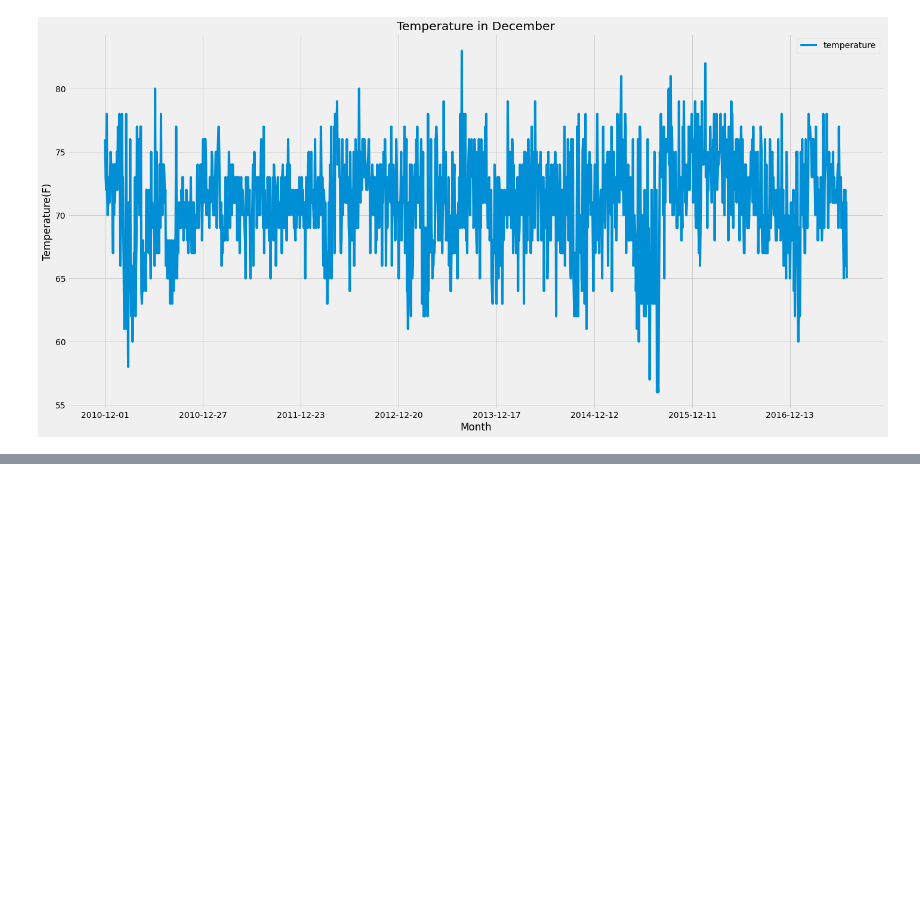
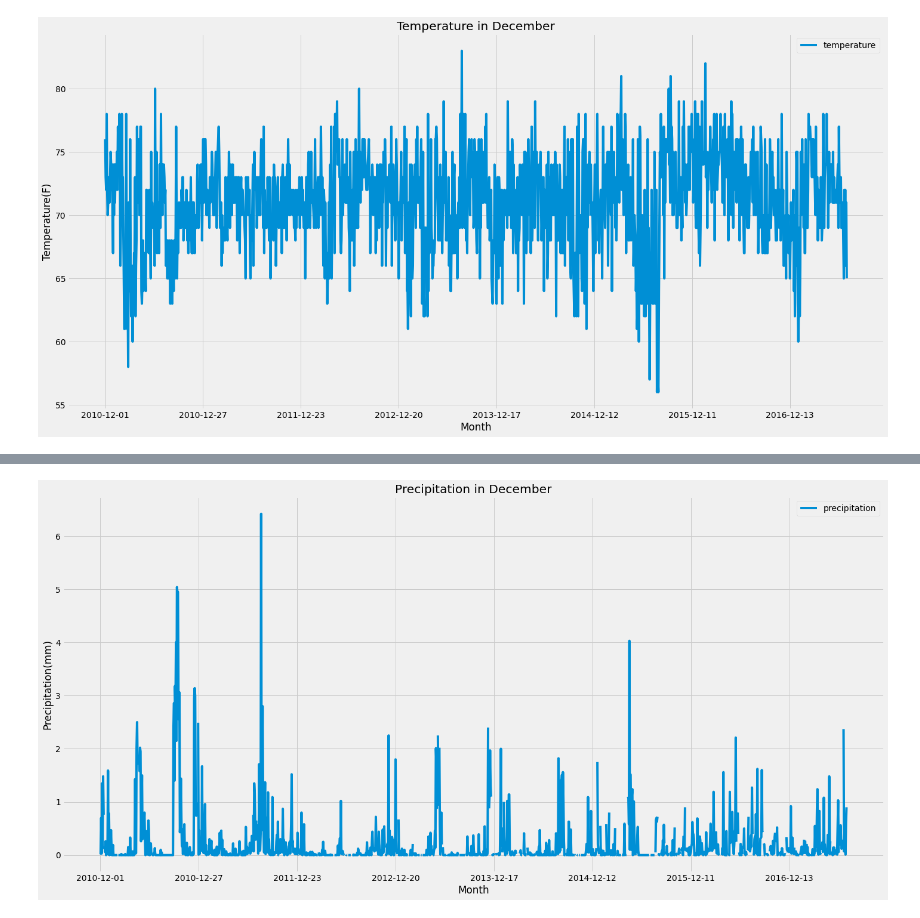
Before and after one commit to RGK73/surfs_up, a Jupyter notebook: SurfsUp_Challenge.ipynb, the cells around one changed output, grey strips where cells are left out. Cells and saved outputs as stored; diff of their text form; code cells hidden in the pictures; blank space fills up the shorter version.

```diff
--- a/SurfsUp_Challenge.ipynb
+++ b/SurfsUp_Challenge.ipynb
@@ -159,0 +282,8 @@ AttributeError: type object 'measurement' has no attribute '_query_cls'
+# %%
+#Convert the December temperatures to a list.
+results_december = []
+results_december = session.query(Measurement.date, Measurement.prcp).filter(extract('month',Measurement.date)==12).all()
+# %%
+#Create a DataFrame from the list of precipitation for the month of December.
+df_december = pd.DataFrame(results_december, columns=['date','precipitation'])
+df_december.set_index(df_december['date'], inplace=True)
@@ -159,0 +303,17 @@ AttributeError: type object 'measurement' has no attribute '_query_cls'
+# %%
+# Import the style from Matplotlib.
+from matplotlib import style
+# Use the graph style fivethirtyeight.
+style.use('fivethirtyeight')
+
+#plot the resample DataFrame using the df.plot() function
+df_december = df_december.sort_index()
+df_december.plot(figsize=(20,10))
+#  Add a x- and y-axis label.
+plt.ylabel("Precipitation(mm)")
+plt.xlabel("Month")
+#  Add a title
+plt.title("Precipitation in December")
+plt.tight_layout()
+# %% [output]
+[figure, added]
```
Also changed, not shown: parts of 14 cells of this notebook.
